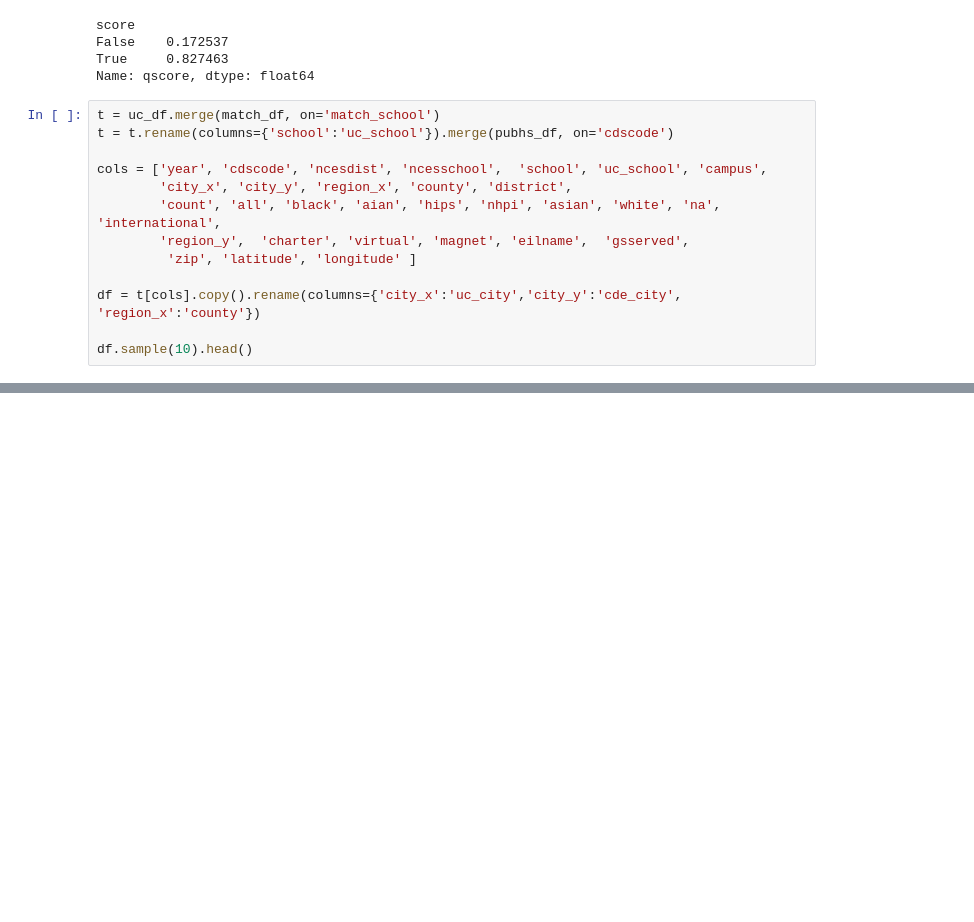
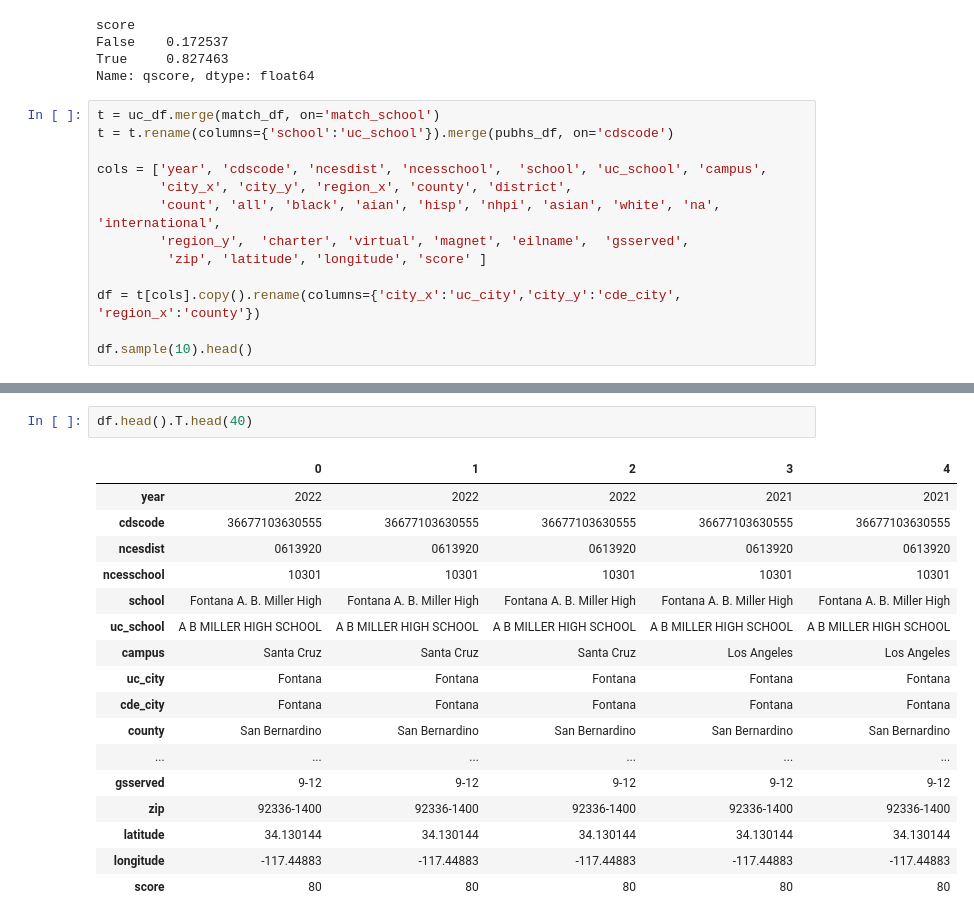
Before and after one commit to metatab-packages/universityofcalifornia.edu-admissions, a Jupyter notebook: notebooks/build.ipynb, the cells around one changed output, grey strips where cells are left out. Cells and saved outputs as stored; diff of their text form; blank space fills up the shorter version.

```diff
--- a/notebooks/build.ipynb
+++ b/notebooks/build.ipynb
@@ -162,9 +167,9 @@ t = t.rename(columns={'school':'uc_school'}).merge(pubhs_df, on='cdscode')
 
 cols = ['year', 'cdscode', 'ncesdist', 'ncesschool',  'school', 'uc_school', 'campus',
         'city_x', 'city_y', 'region_x', 'county', 'district',
-        'count', 'all', 'black', 'aian', 'hips', 'nhpi', 'asian', 'white', 'na', 'international',
+        'count', 'all', 'black', 'aian', 'hisp', 'nhpi', 'asian', 'white', 'na', 'international',
         'region_y',  'charter', 'virtual', 'magnet', 'eilname',  'gsserved',
-         'zip', 'latitude', 'longitude' ]
+         'zip', 'latitude', 'longitude', 'score' ]
 
 df = t[cols].copy().rename(columns={'city_x':'uc_city','city_y':'cde_city', 'region_x':'county'})
 
@@ -179,0 +185,20 @@ df.sample(10).head()
+# %%
+df.head().T.head(40)
+# %% [output]
+|  | 0 | 1 | 2 | 3 | 4 |
+| year | 2022 | 2022 | 2022 | 2021 | 2021 |
+| cdscode | 36677103630555 | 36677103630555 | 36677103630555 | 36677103630555 | 36677103630555 |
+| ncesdist | 0613920 | 0613920 | 0613920 | 0613920 | 0613920 |
+| ncesschool | 10301 | 10301 | 10301 | 10301 | 10301 |
+| school | Fontana A. B. Miller High | Fontana A. B. Miller High | Fontana A. B. Miller High | Fontana A. B. Miller High | Fontana A. B. Miller High |
+| uc_school | A B MILLER HIGH SCHOOL | A B MILLER HIGH SCHOOL | A B MILLER HIGH SCHOOL | A B MILLER HIGH SCHOOL | A B MILLER HIGH SCHOOL |
+| campus | Santa Cruz | Santa Cruz | Santa Cruz | Los Angeles | Los Angeles |
+| uc_city | Fontana | Fontana | Fontana | Fontana | Fontana |
+| cde_city | Fontana | Fontana | Fontana | Fontana | Fontana |
+| county | San Bernardino | San Bernardino | San Bernardino | San Bernardino | San Bernardino |
+| ... | ... | ... | ... | ... | ... |
+| gsserved | 9-12 | 9-12 | 9-12 | 9-12 | 9-12 |
+| zip | 92336-1400 | 92336-1400 | 92336-1400 | 92336-1400 | 92336-1400 |
+| latitude | 34.130144 | 34.130144 | 34.130144 | 34.130144 | 34.130144 |
+| longitude | -117.44883 | -117.44883 | -117.44883 | -117.44883 | -117.44883 |
+| score | 80 | 80 | 80 | 80 | 80 |
```
Also changed, not shown: parts of 4 cells of this notebook, 3 other files.
